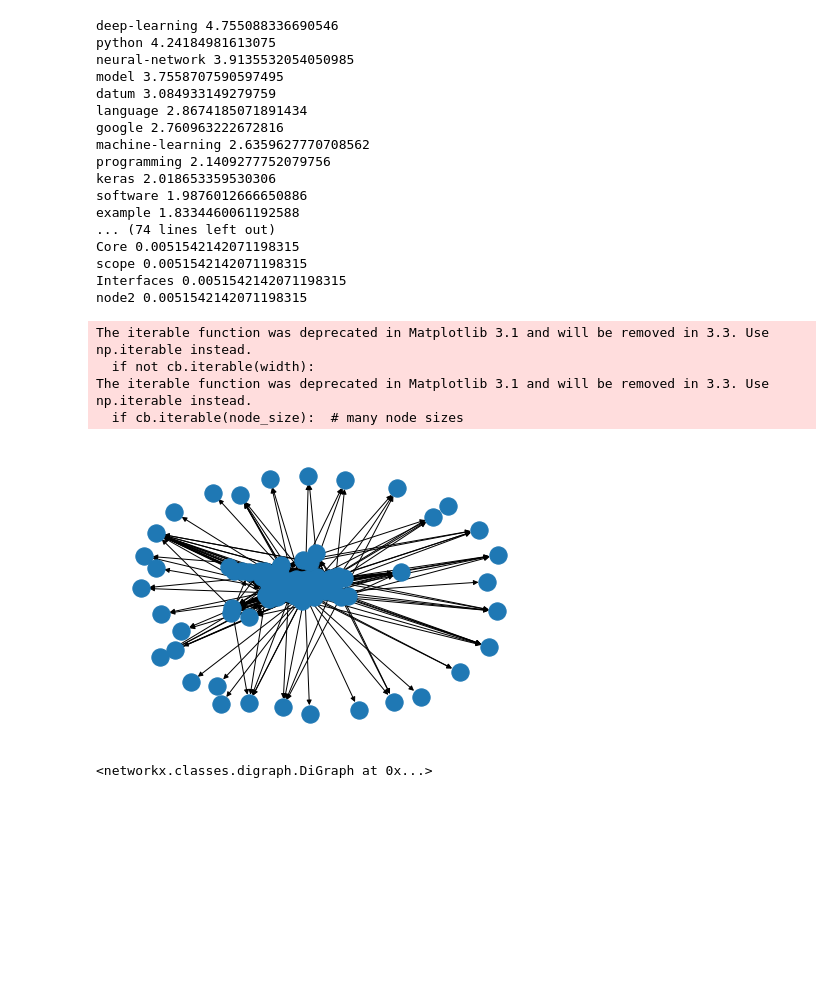
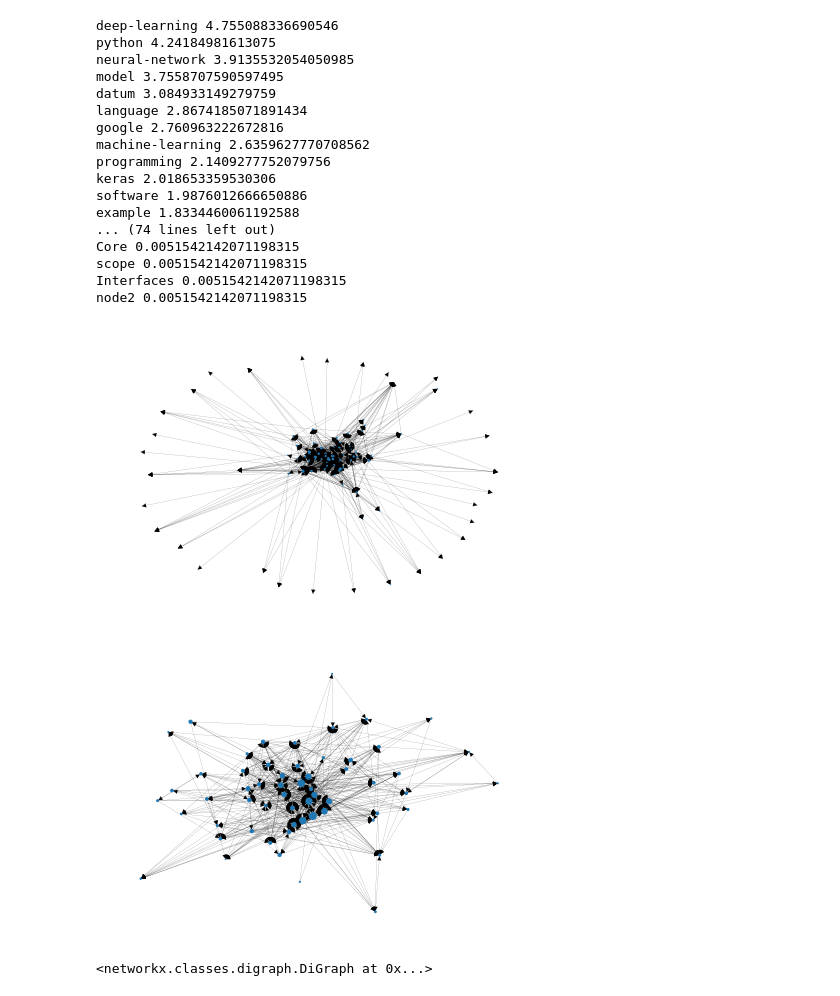
Before and after one commit to aditgupta1/Ontologi, a Jupyter notebook: concept_query/concept-rank.ipynb, the cells around one changed output. Drawn from its saved outputs; the diff is of its cells as text; code cells hidden in the pictures; blank space fills up the shorter version.

```diff
--- a/concept_query/concept-rank.ipynb
+++ b/concept_query/concept-rank.ipynb
@@ -64,12 +64,3 @@ Interfaces 0.0051542142071198315
 node2 0.0051542142071198315
 # %%
 gr = client.get_result('tensorflow')
-# %%
-nx.draw_spring(gr)
-plt.show()
-# %% [output]
-The iterable function was deprecated in Matplotlib 3.1 and will be removed in 3.3. Use np.iterable instead.
-  if not cb.iterable(width):
-The iterable function was deprecated in Matplotlib 3.1 and will be removed in 3.3. Use np.iterable instead.
-  if cb.iterable(node_size):  # many node sizes
-[figure, removed]
@@ -75,0 +77,4 @@ The iterable function was deprecated in Matplotlib 3.1 and will be removed in 3.
+# %%
+nx.draw_spring(gr, width=0.1, node_size=[neighbor_scores[n] for n in gr.nodes])
+# %% [output]
+[figure, added]
@@ -76,2 +86,6 @@ The iterable function was deprecated in Matplotlib 3.1 and will be removed in 3.
+# %%
+nx.draw_spring(G, width=0.1, node_size=[neighbor_scores[n]*10 for n in G.nodes])
+# %% [output]
+[figure, added]
 # %%
 with open('tensorflow-networkx','wb') as f:
```
Also changed, not shown: parts of 3 cells of this notebook, 9 other files.
